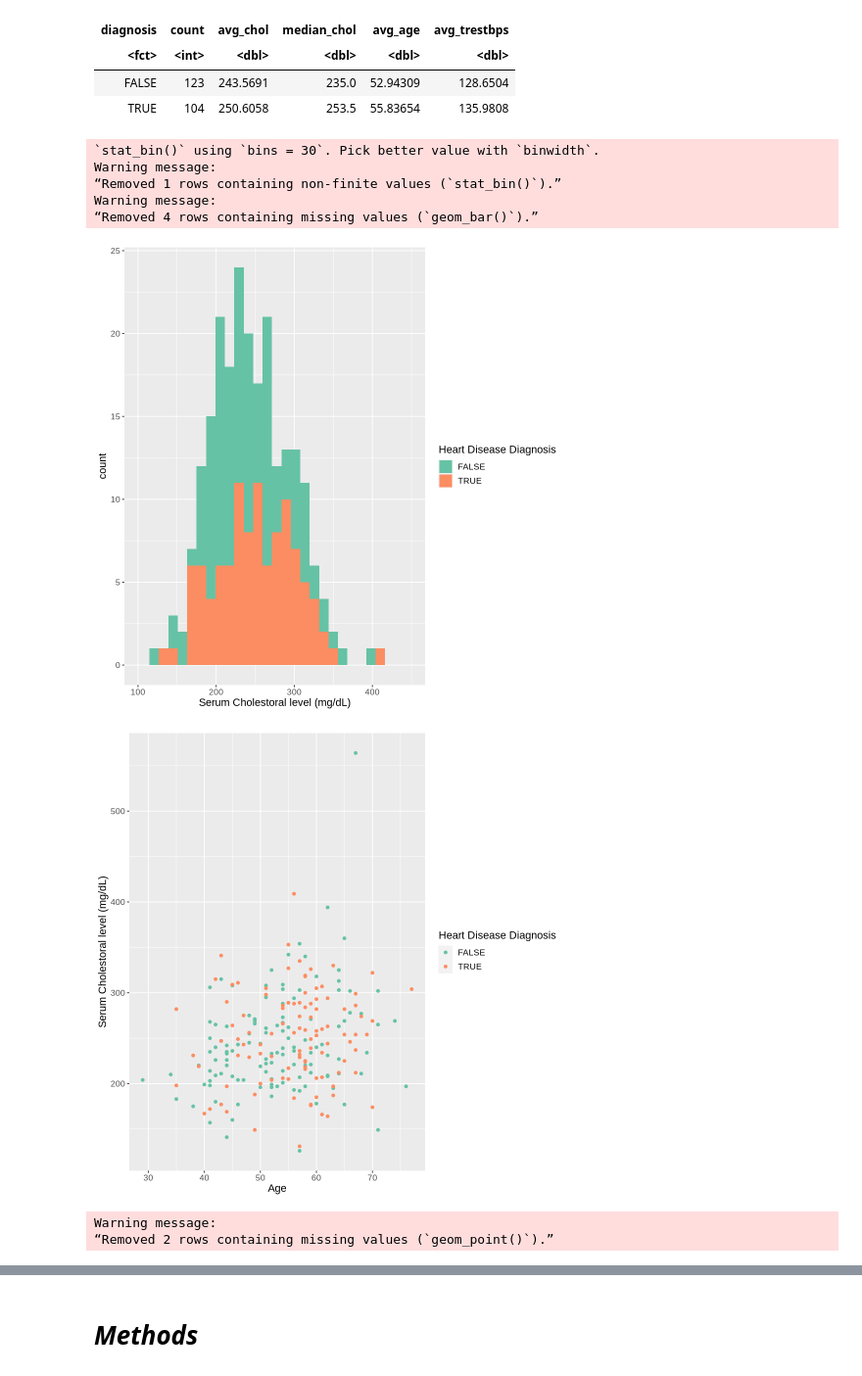
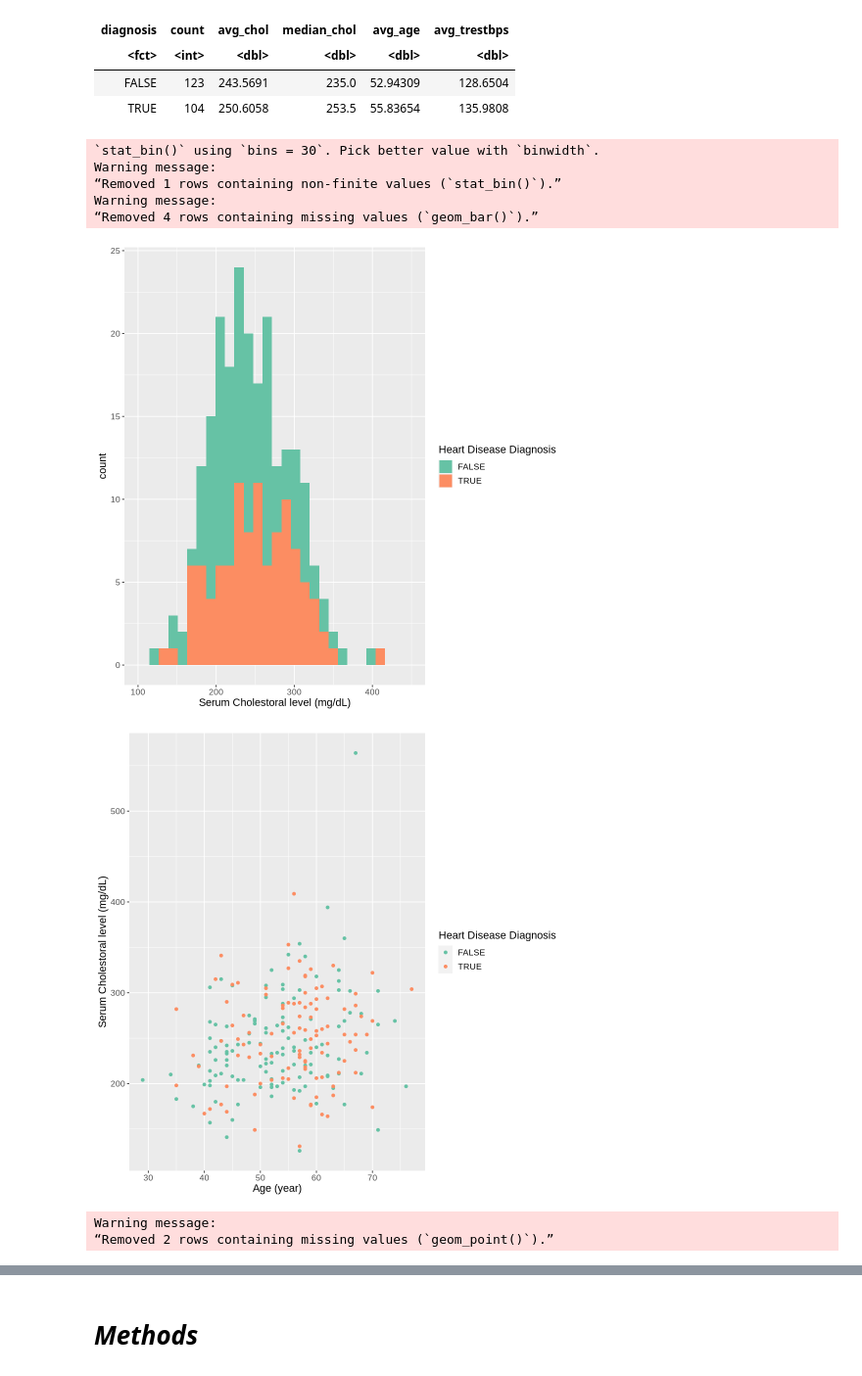
Before and after one commit to MarkusW12/heart_disease_project_proposal, a Jupyter notebook: Project Proposal.ipynb, the cells around one changed output, grey strips where cells are left out. Shown at 98% size. Cells and saved outputs as stored; diff of their text form; code cells hidden in the pictures.

```diff
--- a/Project Proposal.ipynb
+++ b/Project Proposal.ipynb
@@ -164,35 +165,35 @@ chol_distribution
 
 chol_vs_age_plot <- heart_disease_train |>
                 ggplot(aes(x=age,y=chol,colour=diagnosis)) +
                 geom_point() +
-                labs(x="Age", y="Serum Cholestoral level (mg/dL)", colour = "Heart Disease Diagnosis") +
+                labs(x="Age (year)", y="Serum Cholestoral level (mg/dL)", colour = "Heart Disease Diagnosis") +
                 scale_colour_brewer(palette = "Set2") +
                 theme(text= element_text(size=13))
 chol_vs_age_plot
 
 trestbps_vs_age_plot <- heart_disease_train |>
                 ggplot(aes(x=age,y=trestbps,colour=diagnosis)) +
                 geom_point() +
-                labs(x="Age", y="Resting Blood Pressure (mmHg)", colour = "Heart Disease Diagnosis") +
+                labs(x="Age (year)", y="Resting Blood Pressure (mmHg)", colour = "Heart Disease Diagnosis") +
                 scale_colour_brewer(palette = "Set2") +
                 theme(text= element_text(size=13))
 trestbps_vs_age_plot
 
 trestbps_vs_chol_plot <- heart_disease_train |>
                 ggplot(aes(x=chol,y=trestbps,colour=diagnosis)) +
                 geom_point() +
                 labs(x="Serum Cholestoral level (mg/dL)", y="Resting Blood Pressure (mmHg)", colour = "Heart Disease Diagnosis") +
                 xlim(100,400) +
                 scale_colour_brewer(palette = "Set2") +
                 theme(text= element_text(size=13))
 trestbps_vs_chol_plot
 # %% [output]
 `stat_bin()` using `bins = 30`. Pick better value with `binwidth`.
 Warning message:
 “Removed 1 rows containing non-finite values (`stat_bin()`).”
 Warning message:
 “Removed 4 rows containing missing values (`geom_bar()`).”
 [figure]
-[figure, old version]
+[figure, new version]
 Warning message:
 “Removed 2 rows containing missing values (`geom_point()`).”
```
Also changed, not shown: parts of 3 cells of this notebook.
